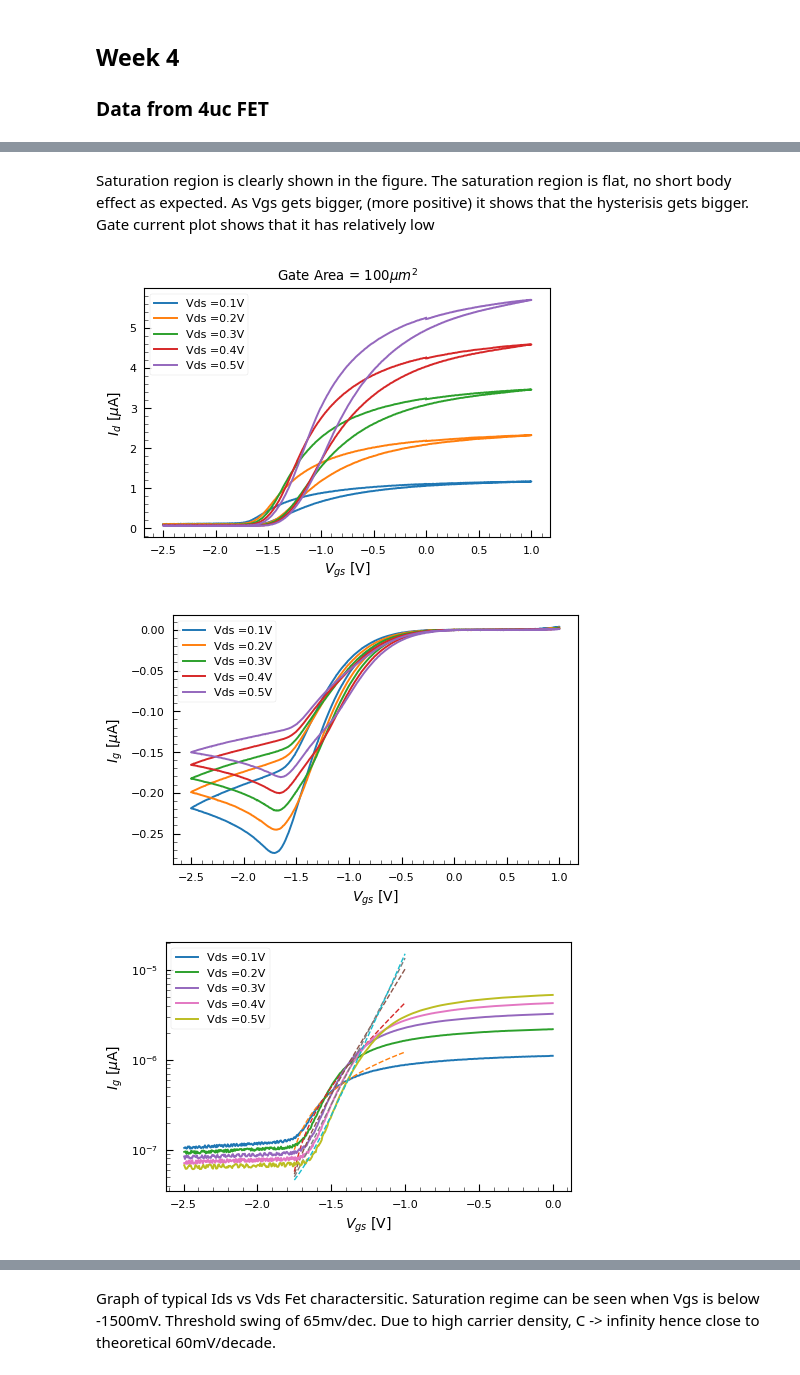
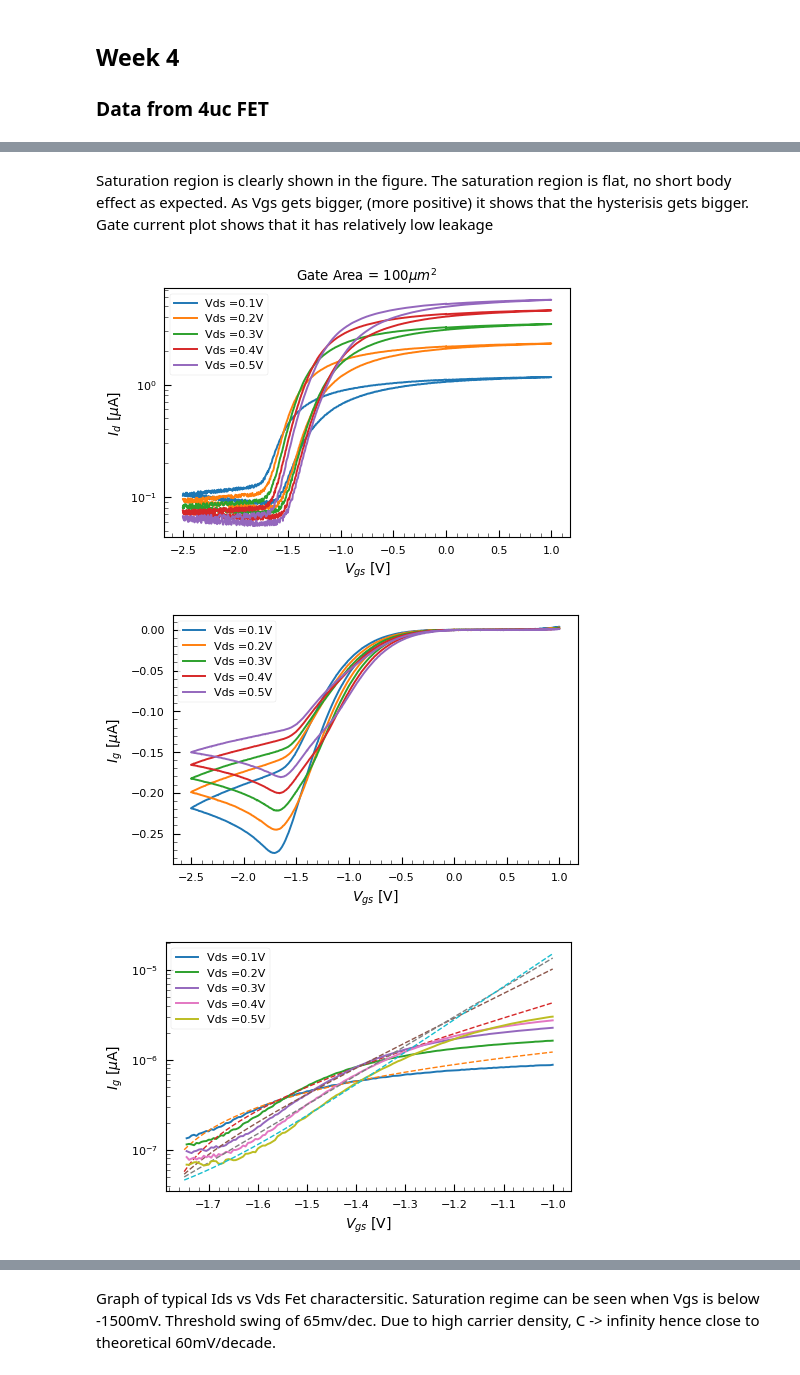
Before and after one commit to prabowobagas/Jupyter-Notebook-Thesis, a Jupyter notebook: Weekly Journal.ipynb, the cells around one changed output, grey strips where cells are left out. Saved outputs shown, nothing was run; the diff lists cells and outputs as text; code cells hidden in the pictures.

```diff
--- a/Weekly Journal.ipynb
+++ b/Weekly Journal.ipynb
@@ -1,5 +1,6 @@
 # %%
 import matplotlib.pyplot as plt
+import seaborn as sns
 import matplotlib as mpl
 import numpy as np
 import pandas as pd
@@ -7,6 +8,8 @@ import scipy as sp
 
 plt.style.use('default')
 plt.style.use('seaborn-paper')
-
+current_palette = sns.color_palette(palette=None)
+sns.set_palette(palette=None)
+sns.palplot(current_palette)
 plot_width = 3.487
 plot_height = plot_width / 1.618
@@ -339,7 +344,7 @@ ax2.set_ylabel('$I_{g}$ [$\mu$A]', fontsize=10)
 ax2.tick_params(axis = 'y', which = 'both', length=5, direction='in')
 ax2.tick_params(axis = 'both', which = 'minor', labelsize = 9)
 fig2.set_size_inches(plot_width*1.25 , plot_height*1.25)
-ax2.set_ylim(0, 0.05)
+ax2.set_ylim(0, 0.2)
 ax2.set_xlim(-0.5, 5)
 #fig2.savefig('Figures\\Ids_Vds_dev15-16.pdf', format='pdf', dp, bbox_inches='tight')
 # %% [output]
@@ -349,7 +354,10 @@ ax2.set_xlim(-0.5, 5)
 # %% [markdown]
-Saturation region is clearly shown in the figure. The saturation region is flat, no short body effect as expected. As Vgs gets bigger, (more positive) it shows that the hysterisis gets bigger. Gate current plot shows that it has relatively low
+Saturation region is clearly shown in the figure. The saturation region is flat, no short body effect as expected. As Vgs gets bigger, (more positive) it shows that the hysterisis gets bigger. Gate current plot shows that it has relatively low leakage
 # %%
-# Vgs variable plotter
+####
+# Vgs transistor characterstic plotter - plot Vgs sweep characetristic, find the subthreshold swing with exponential
+#                                       Curve fit
+###
 def wrapper_vgs(dataframe):
     dataframe.drop('Unnamed: 5', axis=1,inplace=True)
     dataframe.columns = ['time','Vds','Vgs','Ids','Igs']
@@ -366,7 +374,7 @@ def Vgs_plotter(data_location, loop_var1, loop_var2):
         df_wrap = wrapper_vgs(df)
 
         fig1 = plt.figure(1)
-        plt.plot( df_wrap['Vgs'], df_wrap['Igs']/(10)**(-6), label = 'Vds =' + str(data_linspace[i-1]) + 'V')
+        plt.semilogy( df_wrap['Vgs'], df_wrap['Igs']/(10)**(-6), label = 'Vds =' + str(data_linspace[i-1]) + 'V')
         plt.title('Gate Area = 100$\mu m^2$')
         plt.legend(prop={'size': 8})
         plt.xlabel('$V_{gs}$ [V]', fontsize=10)
@@ -396,40 +404,38 @@ def Vgs_plotter(data_location, loop_var1, loop_var2):
         popt, pcov = curve_fit(exponent_fit, Vgs_linspace[270:350], Ids_data[270:350])
         Vds_new = np.linspace(-1.75, -1, num = 10000, endpoint=True)
         Ids_new = exponent_fit(Vds_new, *popt)
-        plt.semilogy(Vgs_linspace[0:500],Ids_data[0:500], label = 'Vds =' + str(data_linspace[i-1]) + 'V')
+        plt.semilogy(Vgs_linspace[200:350],Ids_data[200:350], label = 'Vds =' + str(data_linspace[i-1]) + 'V')
         plt.semilogy(Vds_new, Ids_new, linewidth=1 , linestyle = 'dashed')
         plt.legend(prop={'size': 8})
         plt.xlabel('$V_{gs}$ [V]', fontsize=10)
         plt.ylabel('$I_{g}$ [$\mu$A]', fontsize=10)
         ax3 = plt.gca()
         ax3.tick_params(axis = 'both', which = 'both', length=5, direction='in')
         ax3.minorticks_on()
         ax3.tick_params(axis='both', which='minor', length=3)
         fig3.set_size_inches(plot_width*1.5 , plot_height*1.5)
-
-
 
         fig4 = plt.figure(4)
         plt.plot(Vds_new[:9999], (Vds_new[:9999]*10**3)/np.log(np.diff(Ids_new)),
                  label = 'Vds =' + str(data_linspace[i-1]) + 'V')
         plt.legend(prop={'size': 8})
         plt.xlabel('$V_{gs}$ [V]', fontsize=10)
         plt.ylabel('$S_{s-th}$ [mV/dec]', fontsize=10)
         ax4 = plt.gca()
         ax4.tick_params(axis = 'both', which = 'both', length=5, direction='in')
         ax4.minorticks_on()
         ax4.tick_params(axis='both', which='minor', length=3)
         fig4.set_size_inches(plot_width*1.5 , plot_height*1.5)
 
 
 # change data set! might be switched. Check what Id of the source K200 K200-2
 Vgs_plotter('Data\\dev16\\dev16_vgs\\dev16_vgs_dataset', 7, 12) #12 max
 
 # plt.savefig('Figures\\percprob_vs_occprob.pdf', format='pdf', dpi=300)
 # %% [output]
-[figure, old version]
+[figure, new version]
 [figure]
-[figure, old version]
+[figure, new version]
 [figure]
 # %% [markdown]
 Graph of typical Ids vs Vds Fet charactersitic. Saturation regime can be seen when Vgs is below -1500mV.
```
Also changed, not shown: parts of 4 cells of this notebook.
